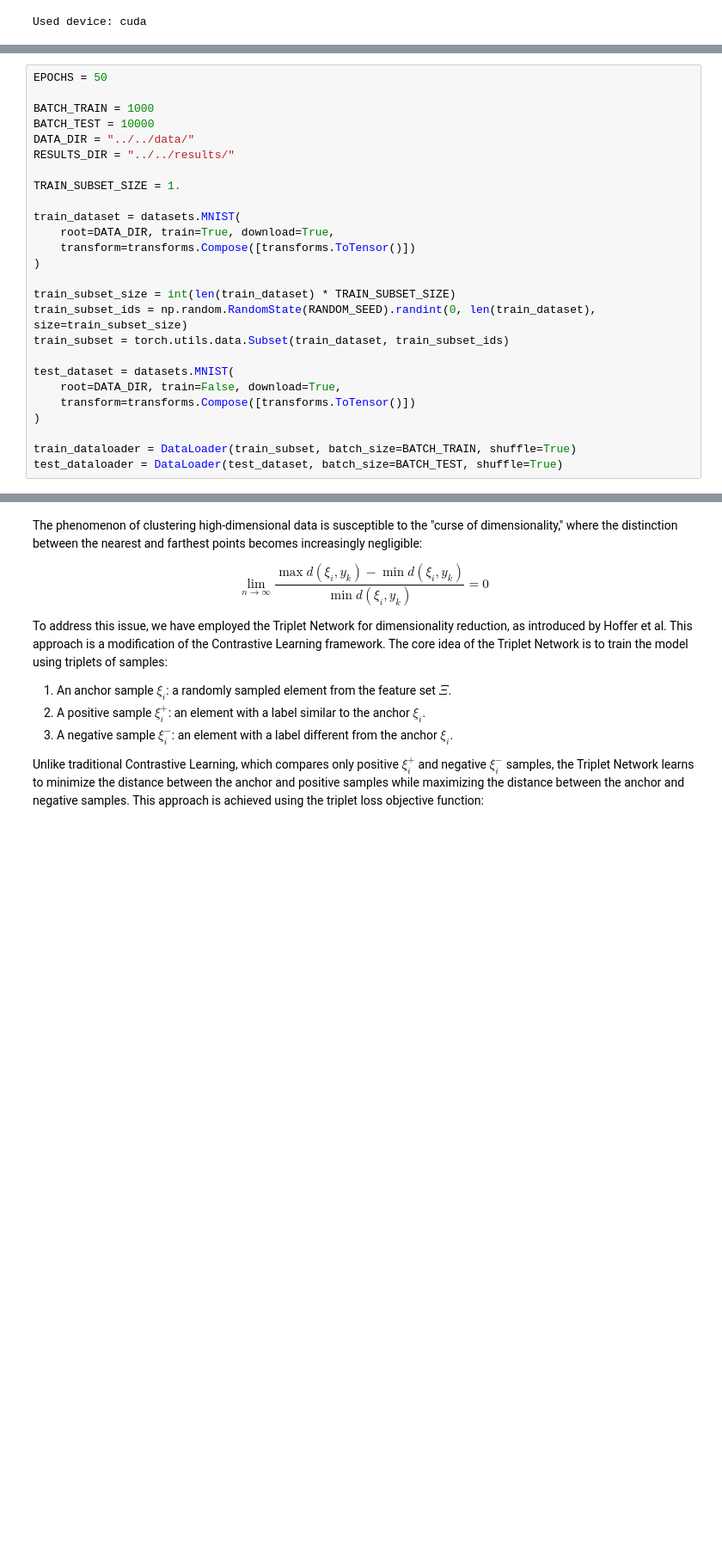
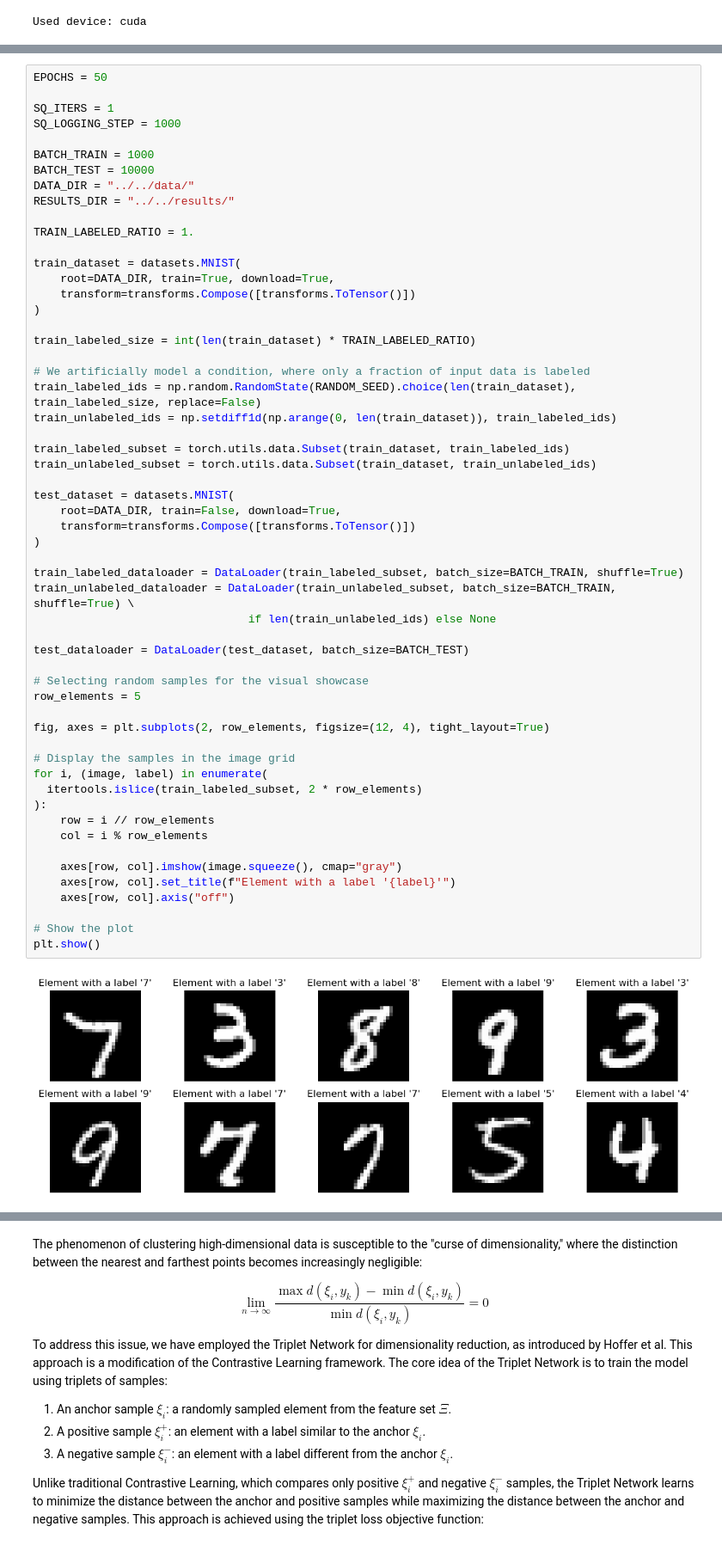
Before and after one commit to kaydotdev/stochastic-quantization, a Jupyter notebook: code/notebooks/quantization.ipynb, the cells around one changed output, grey strips where cells are left out. Shown: that part at 86% size. Saved outputs shown, nothing was run; the diff lists cells and outputs as text; blank space fills up the shorter version.

```diff
--- a/code/notebooks/quantization.ipynb
+++ b/code/notebooks/quantization.ipynb
@@ -53,26 +53,58 @@ For our experiments, we utilized the original [MNIST handwritten digit dataset](
 # %%
 EPOCHS = 50
+
+SQ_ITERS = 1
+SQ_LOGGING_STEP = 1000
 
 BATCH_TRAIN = 1000
 BATCH_TEST = 10000
 DATA_DIR = "../../data/"
 RESULTS_DIR = "../../results/"
 
-TRAIN_SUBSET_SIZE = 1.
+TRAIN_LABELED_RATIO = 1.
 
 train_dataset = datasets.MNIST(
     root=DATA_DIR, train=True, download=True,
     transform=transforms.Compose([transforms.ToTensor()])
 )
 
-train_subset_size = int(len(train_dataset) * TRAIN_SUBSET_SIZE)
-train_subset_ids = np.random.RandomState(RANDOM_SEED).randint(0, len(train_dataset), size=train_subset_size)
-train_subset = torch.utils.data.Subset(train_dataset, train_subset_ids)
+train_labeled_size = int(len(train_dataset) * TRAIN_LABELED_RATIO)
+
+# We artificially model a condition, where only a fraction of input data is labeled
+train_labeled_ids = np.random.RandomState(RANDOM_SEED).choice(len(train_dataset), train_labeled_size, replace=False)
+train_unlabeled_ids = np.setdiff1d(np.arange(0, len(train_dataset)), train_labeled_ids)
+
+train_labeled_subset = torch.utils.data.Subset(train_dataset, train_labeled_ids)
+train_unlabeled_subset = torch.utils.data.Subset(train_dataset, train_unlabeled_ids)
 
 test_dataset = datasets.MNIST(
     root=DATA_DIR, train=False, download=True,
     transform=transforms.Compose([transforms.ToTensor()])
 )
 
-train_dataloader = DataLoader(train_subset, batch_size=BATCH_TRAIN, shuffle=True)
-test_dataloader = DataLoader(test_dataset, batch_size=BATCH_TEST, shuffle=True)
+train_labeled_dataloader = DataLoader(train_labeled_subset, batch_size=BATCH_TRAIN, shuffle=True)
+train_unlabeled_dataloader = DataLoader(train_unlabeled_subset, batch_size=BATCH_TRAIN, shuffle=True) \
+                                if len(train_unlabeled_ids) else None
+
+test_dataloader = DataLoader(test_dataset, batch_size=BATCH_TEST)
+
+# Selecting random samples for the visual showcase
+row_elements = 5
+
+fig, axes = plt.subplots(2, row_elements, figsize=(12, 4), tight_layout=True)
+
+# Display the samples in the image grid
+for i, (image, label) in enumerate(
+  itertools.islice(train_labeled_subset, 2 * row_elements)
+):
+    row = i // row_elements
+    col = i % row_elements
+
+    axes[row, col].imshow(image.squeeze(), cmap="gray")
+    axes[row, col].set_title(f"Element with a label '{label}'")
+    axes[row, col].axis("off")
+
+# Show the plot
+plt.show()
+# %% [output]
+[figure, added]
```
Also changed, not shown: parts of 11 cells of this notebook.
